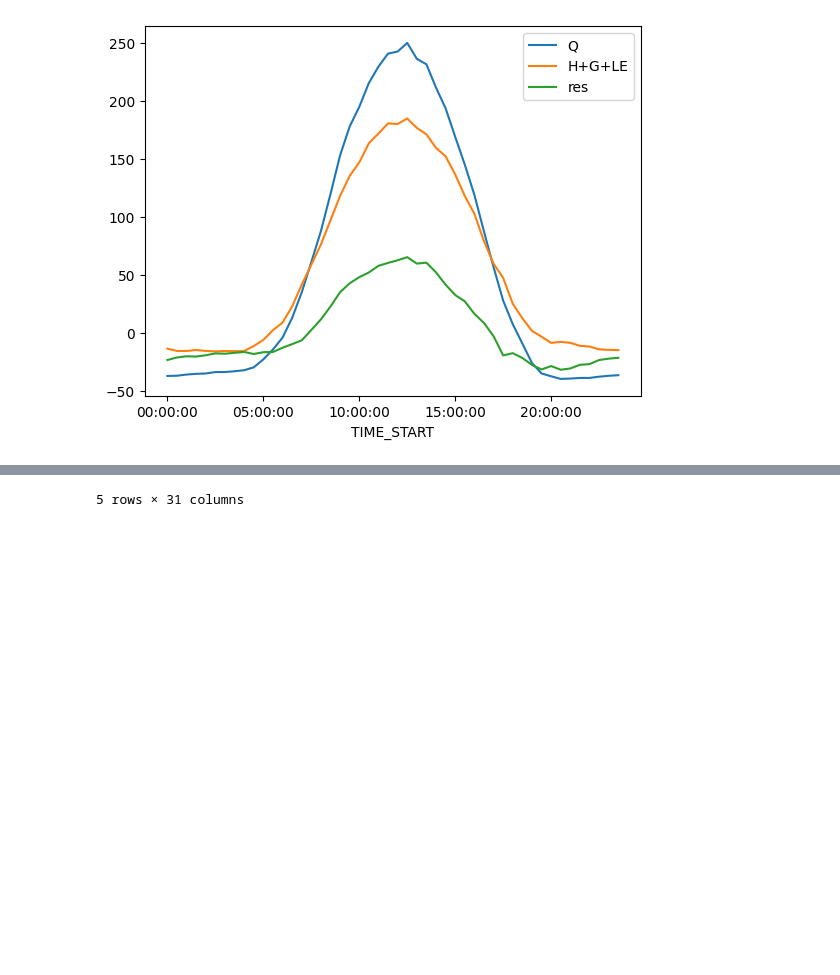
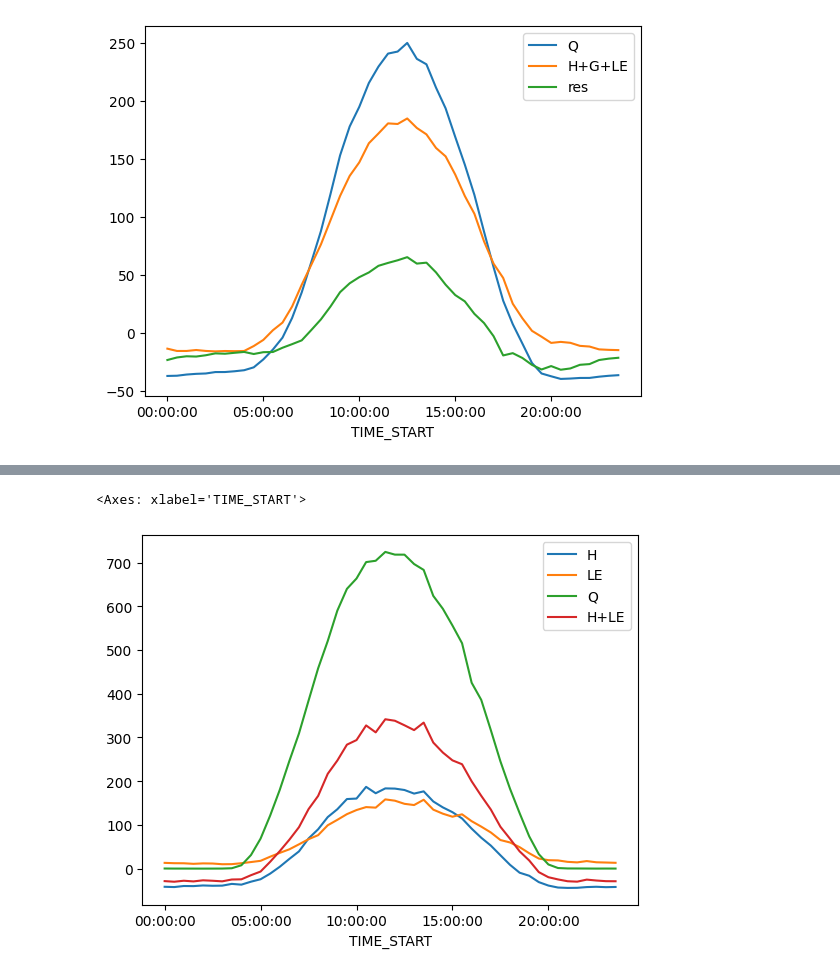
Before and after one commit to justusm00/ebc-project, a Jupyter notebook: data_2023/analysis_2023.ipynb, the cells around one changed output, grey strips where cells are left out. Drawn from its saved outputs; the diff is of its cells as text; code cells hidden in the pictures; blank space fills up the shorter version.

Commit message:
plot of goew data

```diff
--- a/data_2023/analysis_2023.ipynb
+++ b/data_2023/analysis_2023.ipynb
@@ -58,16 +58,14 @@ df_bog[["Q", "H+G+LE", "res"]].plot()
 # göttingen forest
 path_flux_goew = "Fluxes_H_LE_CO2/GoeWa/GoeW_fluxes_30min_20230101_20230801.csv"
 path_meteo_goew = "Meteo/GoeWa/GoeW_meteo_30min_20230101_20230801.csv"
-path_soil_goew = "Meteo/GoeWa/GoeW_soil_10min_20230101_20230801.csv"
 
 df1 = pd.read_csv(path_flux_goew)
 df1 = process_flux_data(df1)
 df2 = pd.read_csv(path_meteo_goew)
-df3 = pd.read_csv(path_soil_goew)
+
 df2 = df2.drop(0)
-df3 = df3.drop(0)
+
 df2 = convert_timestamp_columns(df2)
-df3 = convert_timestamp_columns(df3)
 
 
 # extract min and max data
@@ -75,10 +73,14 @@ min_date = df1["DATE_START"].min()
 max_date = df1["DATE_START"].max()
 # filter meteo and soil data for min and max date
 df2 = df2[(min_date <= df2["DATE_START"]) & (df2["DATE_START"] <= max_date)]
-df3 = df3[(min_date <= df3["DATE_START"]) & (df3["DATE_START"] <= max_date)]
 
 # adjust dtypes
 df2["kurzwAusstrahlun_43m"] = df2["kurzwAusstrahlun_43m"].astype(float)
 df2["kurzwEinstrahlung_43m"] = df2["kurzwEinstrahlung_43m"].astype(float)
-df2["Q"] = -df2["kurzwEinstrahlung_43m"] - df2["kurzwAusstrahlun_43m"]
+df2["Q"] = df2["kurzwEinstrahlung_43m"] + df2["kurzwAusstrahlun_43m"]
+df_fluxes = df1.groupby("TIME_START").agg(H=("H_f", "mean"), LE=("LE_f", "mean"))
+df_meteo = df2.groupby("TIME_START").agg(Q=("Q", "mean"))
+df_joined = df_fluxes.merge(df_meteo, on="TIME_START")
+df_joined["H+LE"] = df_joined["H"] + df_joined["LE"]
+df_joined.plot()
 # %% [output]
@@ -91 +87,2 @@ df2["Q"] = -df2["kurzwEinstrahlung_43m"] - df2["kurzwAusstrahlun_43m"]
-5 rows × 31 columns
+<Axes: xlabel='TIME_START'>
+[figure, added]
```
Also changed, not shown: parts of 2 cells of this notebook, 2 other files.
